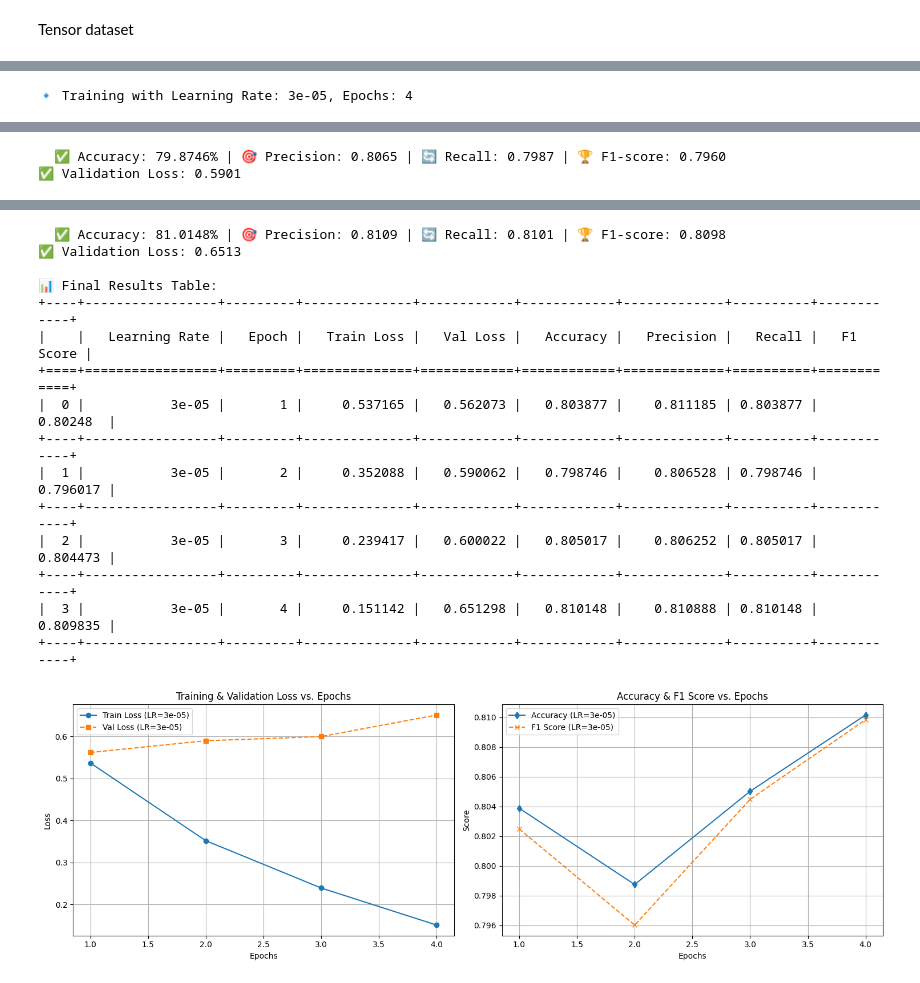
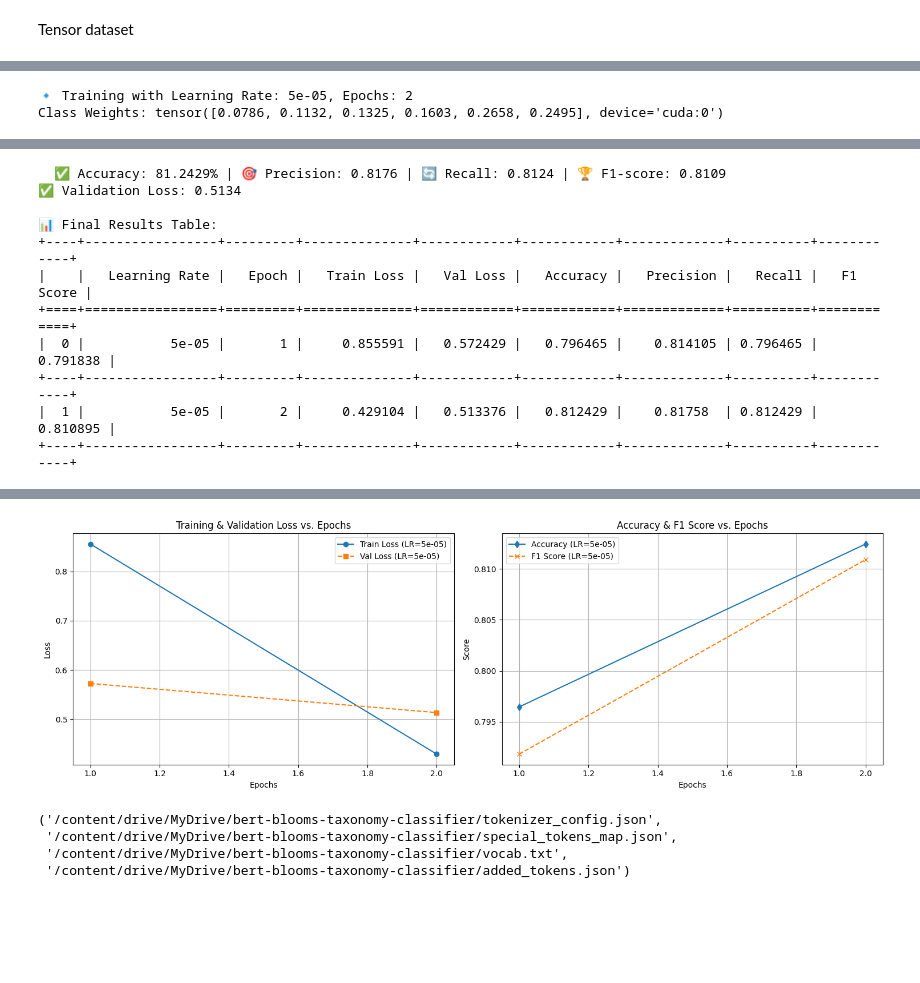
Before and after one commit to cipB14/Questify, a Jupyter notebook: bertFinetune.ipynb, the cells around one changed output, grey strips where cells are left out. Drawn from its saved outputs; the diff is of its cells as text; code cells hidden in the pictures; blank space fills up the shorter version.

Commit message:
Add files via upload
weighted Loss function

```diff
--- a/bertFinetune.ipynb
+++ b/bertFinetune.ipynb
@@ -156,12 +154,27 @@ print(type(val_labels))
 from transformers import BertTokenizer
 
 tokenizer = BertTokenizer.from_pretrained("bert-base-uncased")
+'''
 token_lengths = [len(tokenizer(text)['input_ids']) for text in train_texts]
-'''
-# Get statistics
+
 print("Max token length:", np.max(token_lengths))
 print("Average token length:", np.mean(token_lengths))
 print("90th percentile length:", np.percentile(token_lengths, 90))
 '''
-train_encodings = tokenizer(list(train_texts), truncation=True, padding=True, max_length=128)
-val_encodings = tokenizer(list(val_texts), truncation=True, padding=True, max_length=128)
+train_encodings = tokenizer(
+    train_texts.tolist(),  # Convert Pandas series to a list
+    padding=True,  # Pad sequences to max length
+    truncation=True,  # Truncate if longer than model max length
+    max_length=512,  # Set max sequence length (adjust as needed)
+    return_tensors="pt"  # Return PyTorch tensors
+)
+
+val_encodings = tokenizer(
+    val_texts.tolist(),
+    padding=True,
+    truncation=True,
+    max_length=512,
+    return_tensors="pt"
+)
+train_labels = torch.tensor(train_labels.tolist(), dtype=torch.long)
+val_labels = torch.tensor(val_labels.tolist(), dtype=torch.long)
@@ -174,18 +181,17 @@ Please note that authentication is recommended but still optional to access publ
 # %% [markdown]
 Tensor dataset
 # %%
-import torch
+from torch.utils.data import TensorDataset
 
-
-train_dataset = torch.utils.data.TensorDataset(
-    torch.tensor(train_encodings['input_ids']),
-    torch.tensor(train_encodings['attention_mask']),
+train_dataset = TensorDataset(
+    train_encodings['input_ids'],
+    train_encodings['attention_mask'],
     train_labels
 )
 
-val_dataset = torch.utils.data.TensorDataset(
-    torch.tensor(val_encodings['input_ids']),
-    torch.tensor(val_encodings['attention_mask']),
+val_dataset = TensorDataset(
+    val_encodings['input_ids'],
+    val_encodings['attention_mask'],
     val_labels
 )
 # %%
@@ -253,8 +259,8 @@ device = torch.device("cuda" if torch.cuda.is_available() else "cpu")
 model.to(device)
 
 # Hyperparameter settings
-epoch_values = [4]
-learning_rates = [3e-5]
+epoch_values = [2]
+learning_rates = [5e-5]
 
 # Dictionary to store results
 results = []
@@ -379,4 +385,5 @@ plt.grid(True)
 plt.tight_layout()
 plt.show()
 # %% [output]
-🔹 Training with Learning Rate: 3e-05, Epochs: 4
+🔹 Training with Learning Rate: 5e-05, Epochs: 2
+Class Weights: tensor([0.0786, 0.1132, 0.1325, 0.1603, 0.2658, 0.2495], device='cuda:0')
@@ -387,2 +394,11 @@ Epoch 2 - Average Training Loss: 0.3521
-  ✅ Accuracy: 79.8746% | 🎯 Precision: 0.8065 | 🔄 Recall: 0.7987 | 🏆 F1-score: 0.7960
-✅ Validation Loss: 0.5901
+  ✅ Accuracy: 81.2429% | 🎯 Precision: 0.8176 | 🔄 Recall: 0.8124 | 🏆 F1-score: 0.8109
+✅ Validation Loss: 0.5134
+
+📊 Final Results Table:
++----+-----------------+---------+--------------+------------+------------+-------------+----------+------------+
+|    |   Learning Rate |   Epoch |   Train Loss |   Val Loss |   Accuracy |   Precision |   Recall |   F1 Score |
++====+=================+=========+==============+============+============+=============+==========+============+
+|  0 |           5e-05 |       1 |     0.855591 |   0.572429 |   0.796465 |    0.814105 | 0.796465 |   0.791838 |
++----+-----------------+---------+--------------+------------+------------+-------------+----------+------------+
+|  1 |           5e-05 |       2 |     0.429104 |   0.513376 |   0.812429 |    0.81758  | 0.812429 |   0.810895 |
++----+-----------------+---------+--------------+------------+------------+-------------+----------+------------+
@@ -393,23 +405,13 @@ Epoch 4 - Average Training Loss: 0.1511
-  ✅ Accuracy: 81.0148% | 🎯 Precision: 0.8109 | 🔄 Recall: 0.8101 | 🏆 F1-score: 0.8098
-✅ Validation Loss: 0.6513
-
-📊 Final Results Table:
-+----+-----------------+---------+--------------+------------+------------+-------------+----------+------------+
-|    |   Learning Rate |   Epoch |   Train Loss |   Val Loss |   Accuracy |   Precision |   Recall |   F1 Score |
-+====+=================+=========+==============+============+============+=============+==========+============+
-|  0 |           3e-05 |       1 |     0.537165 |   0.562073 |   0.803877 |    0.811185 | 0.803877 |   0.80248  |
-+----+-----------------+---------+--------------+------------+------------+-------------+----------+------------+
-|  1 |           3e-05 |       2 |     0.352088 |   0.590062 |   0.798746 |    0.806528 | 0.798746 |   0.796017 |
-+----+-----------------+---------+--------------+------------+------------+-------------+----------+------------+
-|  2 |           3e-05 |       3 |     0.239417 |   0.600022 |   0.805017 |    0.806252 | 0.805017 |   0.804473 |
-+----+-----------------+---------+--------------+------------+------------+-------------+----------+------------+
-|  3 |           3e-05 |       4 |     0.151142 |   0.651298 |   0.810148 |    0.810888 | 0.810148 |   0.809835 |
-+----+-----------------+---------+--------------+------------+------------+-------------+----------+------------+
-[figure, old version]
+[figure, new version]
 # %%
 save_directory = "/content/drive/MyDrive/bert-blooms-taxonomy-classifier"
 model.save_pretrained(save_directory)
 tokenizer.save_pretrained(save_directory)
+# %% [output]
+('/content/drive/MyDrive/bert-blooms-taxonomy-classifier/tokenizer_config.json',
+ '/content/drive/MyDrive/bert-blooms-taxonomy-classifier/special_tokens_map.json',
+ '/content/drive/MyDrive/bert-blooms-taxonomy-classifier/vocab.txt',
+ '/content/drive/MyDrive/bert-blooms-taxonomy-classifier/added_tokens.json')
 # %%
 !pip install huggingface_hub
 !huggingface-cli login
```
Also changed, not shown: parts of 11 cells of this notebook.
